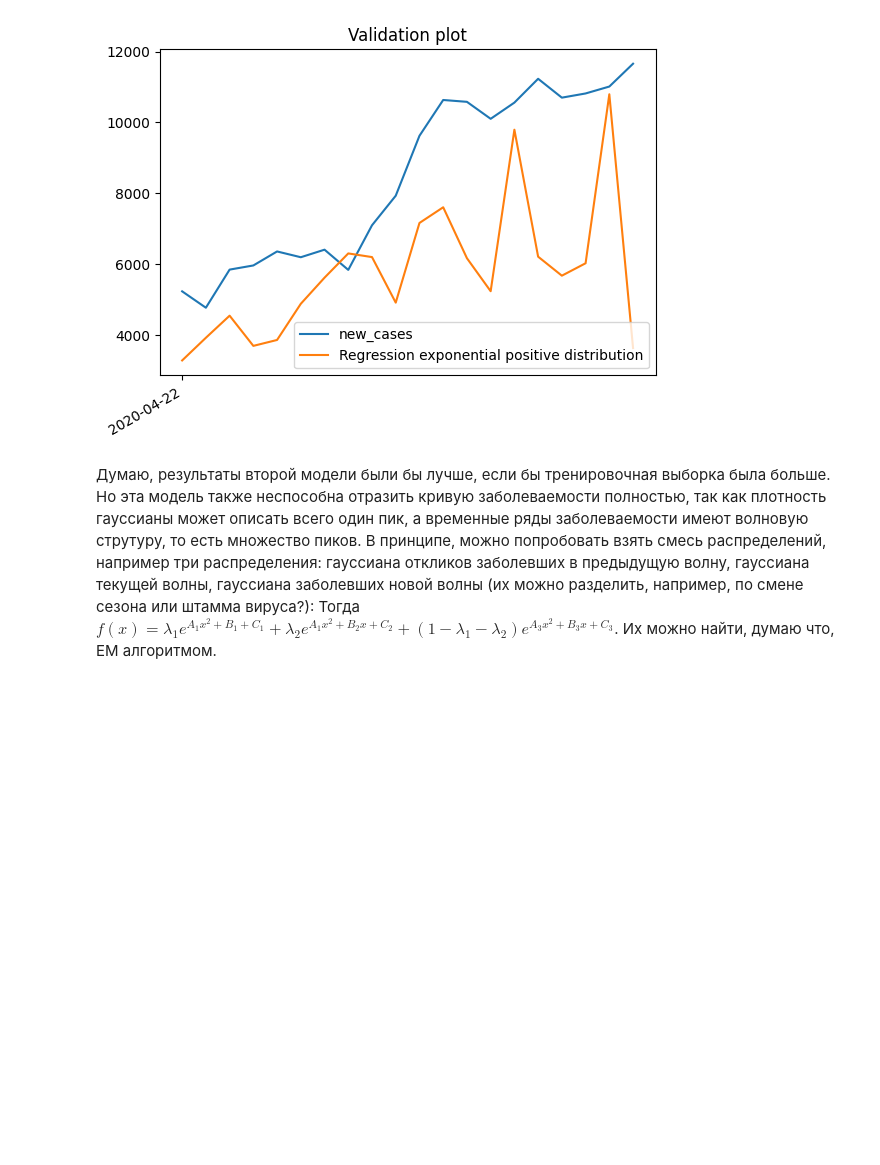
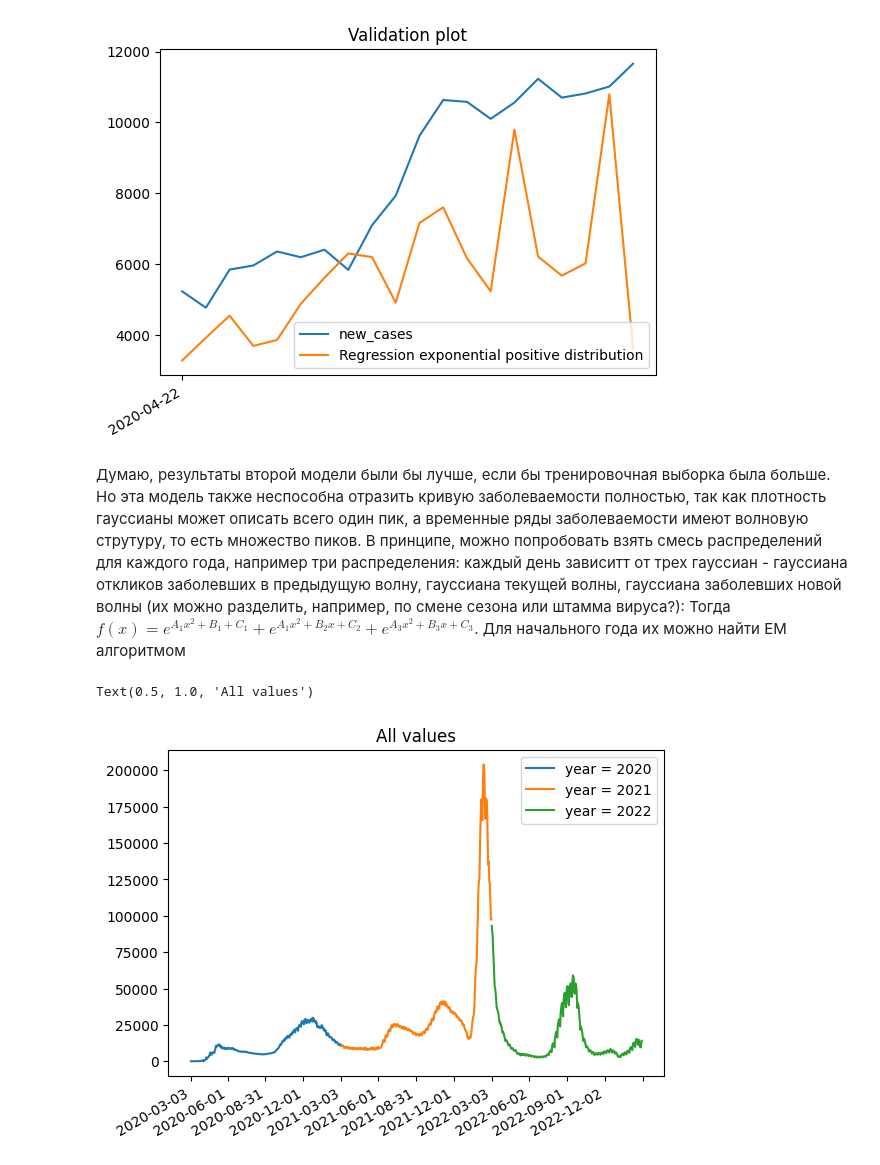
Before and after one commit to olyamasaeva/MADE_Advanced_ML, a Jupyter notebook: homework1/lab1.ipynb, the cells around one changed output. Drawn from its saved outputs; the diff is of its cells as text; code cells hidden in the pictures; blank space fills up the shorter version.

```diff
--- a/homework1/lab1.ipynb
+++ b/homework1/lab1.ipynb
@@ -282,4 +282,18 @@ plt.show()
 # %% [output]
 [figure]
 # %% [markdown]
-Думаю, результаты второй модели были бы лучше, если бы тренировочная выборка была больше. Но эта модель также неспособна отразить кривую заболеваемости полностью, так как плотность гауссианы может описать всего один пик, а временные ряды заболеваемости имеют волновую струтуру, то есть множество пиков. В принципе, можно попробовать взять смесь распределений, например три распределения: гауссиана откликов заболевших в предыдущую волну, гауссиана текущей волны, гауссиана заболевших новой волны (их можно разделить, например, по смене сезона или штамма вируса?): Тогда $f(x) = \lambda_1 e^{A_1x^2+B_1+C_1} + \lambda_2 e^{A_1x^2 + B_2x + C_2 } + (1 - \lambda_1 - \lambda_2) e^{A_3x^2 + B_3x+C_3}$. Их можно найти, думаю что, EM алгоритмом.
+Думаю, результаты второй модели были бы лучше, если бы тренировочная выборка была больше. Но эта модель также неспособна отразить кривую заболеваемости полностью, так как плотность гауссианы может описать всего один пик, а временные ряды заболеваемости имеют волновую струтуру, то есть множество пиков. В принципе, можно попробовать взять смесь распределений для каждого года, например три распределения: каждый день зависитт от трех гауссиан -  гауссиана откликов заболевших в предыдущую волну, гауссиана текущей волны, гауссиана заболевших новой волны (их можно разделить, например, по смене сезона или штамма вируса?): Тогда $f(x) =  e^{A_1x^2+B_1+C_1} +  e^{A_1x^2 + B_2x + C_2 } +  e^{A_3x^2 + B_3x+C_3}$. Для начального года их можно найти EM алгоритмом
+# %%
+fig, ax = plt.subplots()
+x_ticks_interval = mdates.MonthLocator(interval=3)
+interval = 365
+for i in range(3):
+    ax.plot(my_pipeline.df['date'][ i * 365: ((i+1) * 365)], my_pipeline.df['new_cases'][ i * 365: ((i+1) * 365)], label  = f"year = {2020+i}")
+fig.autofmt_xdate()
+ax.legend()
+ax.xaxis.set_major_locator(x_ticks_interval)
+ax.fmt_xdata = mdates.DateFormatter('%Y-%m-%d')
+plt.title("All values")
+# %% [output]
+Text(0.5, 1.0, 'All values')
+[figure, added]
```
Also changed, not shown: parts of 1 cell of this notebook.
